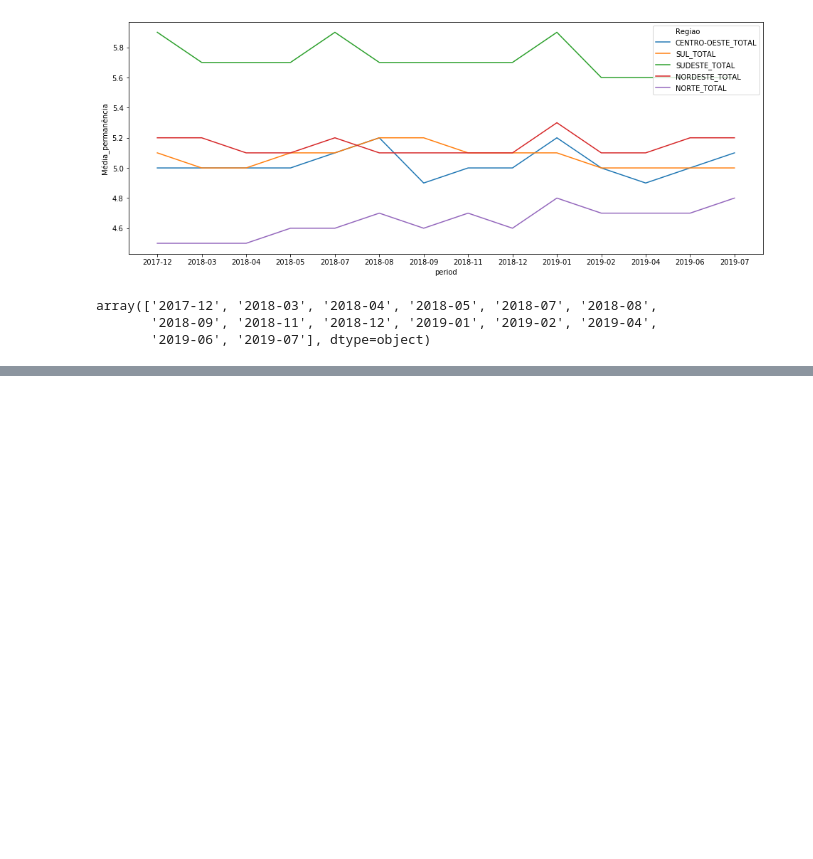
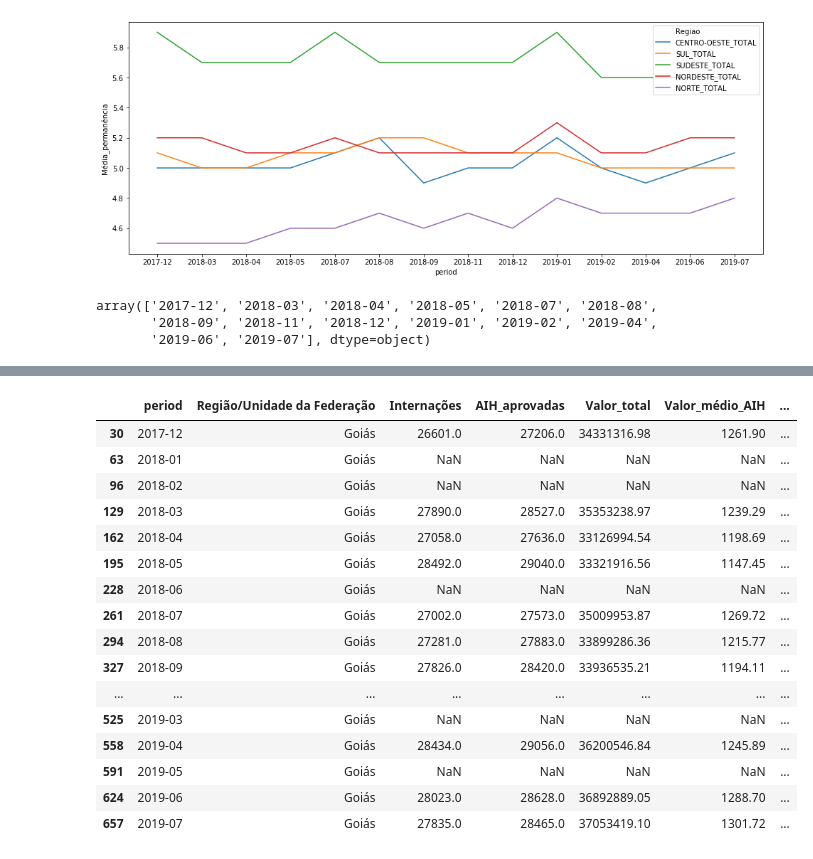
Before and after one commit to leshiota/case_sulamerica, a Jupyter notebook: notebooks/analise.ipynb, the cells around one changed output, grey strips where cells are left out. Drawn from its saved outputs; the diff is of its cells as text; code cells hidden in the pictures; blank space fills up the shorter version.

```diff
--- a/notebooks/analise.ipynb
+++ b/notebooks/analise.ipynb
@@ -87,6 +87,11 @@ df['servicos_total'] = (df['Val_serv_prof_-_compl_federal'] + df['Val_serv_prof_
 df['calculado_total'] = df['hospitalar_total'] + df['servicos_total']
 df['percentual_servicos'] = df['servicos_total'] / df['calculado_total']
 df['percentual_hospitalar'] = df['hospitalar_total'] / df['calculado_total']
+df = df[['period', 'Região/Unidade da Federação', 'Internações', 'AIH_aprovadas',
+       'Valor_total', 'Valor_médio_AIH', 'Valor_médio_intern',
+       'Dias_permanência', 'Média_permanência', 'Óbitos', 'Taxa_mortalidade',
+        'Regiao', 'hospitalar_total', 'servicos_total',
+       'calculado_total', 'percentual_servicos', 'percentual_hospitalar']]
 # %% [markdown]
 # EDA
 
@@ -231,0 +264,22 @@ array(['2017-12', '2018-03', '2018-04', '2018-05', '2018-07', '2018-08',
+# %%
+df_list = df[df['Região/Unidade da Federação'] == 'Goiás']
+# %%
+df_list.head(50)
+# %% [output]
+|  | period | Região/Unidade da Federação | Internações | AIH_aprovadas | Valor_total | Valor_médio_AIH | ... |
+| 30 | 2017-12 | Goiás | 26601.0 | 27206.0 | 34331316.98 | 1261.90 | ... |
+| 63 | 2018-01 | Goiás | NaN | NaN | NaN | NaN | ... |
+| 96 | 2018-02 | Goiás | NaN | NaN | NaN | NaN | ... |
+| 129 | 2018-03 | Goiás | 27890.0 | 28527.0 | 35353238.97 | 1239.29 | ... |
+| 162 | 2018-04 | Goiás | 27058.0 | 27636.0 | 33126994.54 | 1198.69 | ... |
+| 195 | 2018-05 | Goiás | 28492.0 | 29040.0 | 33321916.56 | 1147.45 | ... |
+| 228 | 2018-06 | Goiás | NaN | NaN | NaN | NaN | ... |
+| 261 | 2018-07 | Goiás | 27002.0 | 27573.0 | 35009953.87 | 1269.72 | ... |
+| 294 | 2018-08 | Goiás | 27281.0 | 27883.0 | 33899286.36 | 1215.77 | ... |
+| 327 | 2018-09 | Goiás | 27826.0 | 28420.0 | 33936535.21 | 1194.11 | ... |
+| ... | ... | ... | ... | ... | ... | ... | ... |
+| 525 | 2019-03 | Goiás | NaN | NaN | NaN | NaN | ... |
+| 558 | 2019-04 | Goiás | 28434.0 | 29056.0 | 36200546.84 | 1245.89 | ... |
+| 591 | 2019-05 | Goiás | NaN | NaN | NaN | NaN | ... |
+| 624 | 2019-06 | Goiás | 28023.0 | 28628.0 | 36892889.05 | 1288.70 | ... |
+| 657 | 2019-07 | Goiás | 27835.0 | 28465.0 | 37053419.10 | 1301.72 | ... |
```
Also changed, not shown: parts of 8 cells of this notebook, 1 other file.
